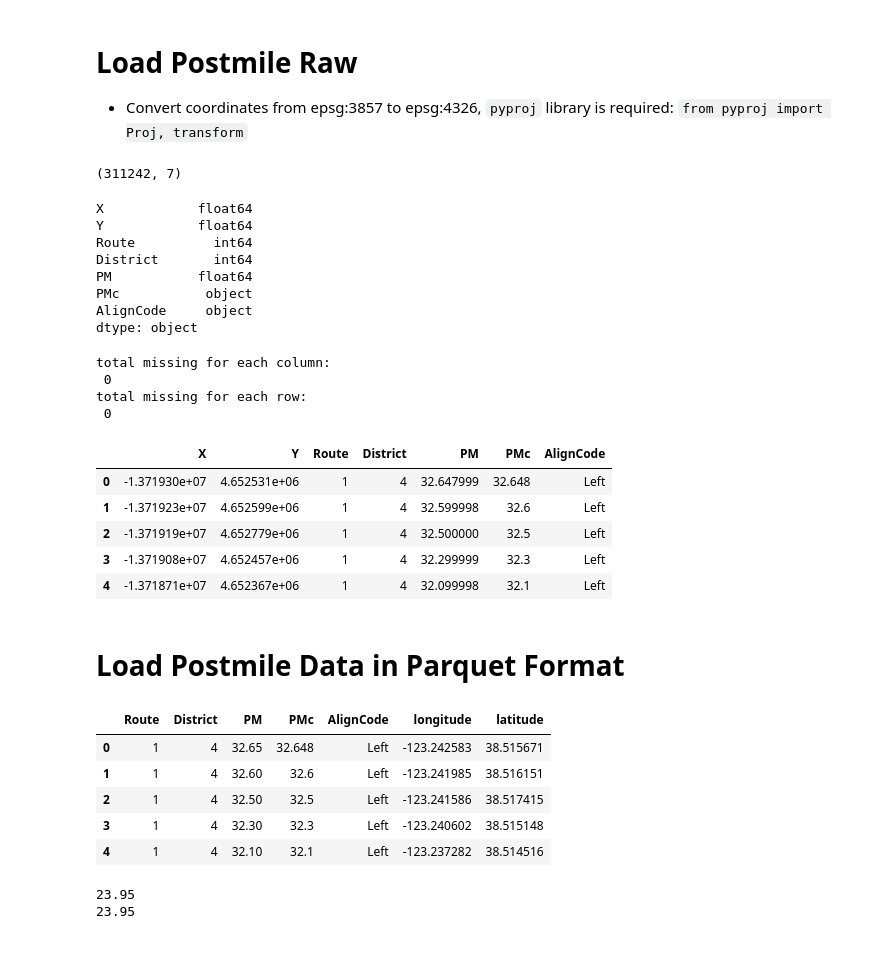
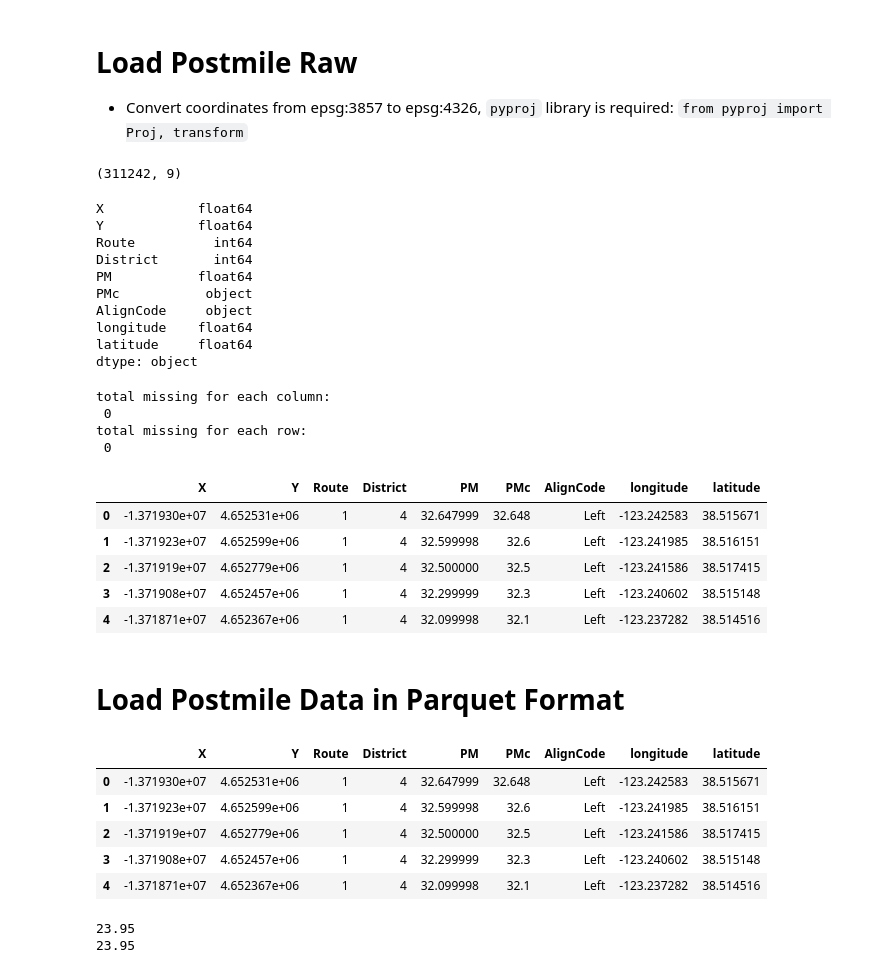
Before and after one commit to yujen-chen/d12-pems-analysis, a Jupyter notebook: rawdata.ipynb, the cells around one changed output. Drawn from its saved outputs; the diff is of its cells as text; code cells hidden in the pictures.

```diff
--- a/rawdata.ipynb
+++ b/rawdata.ipynb
@@ -27,0 +37,40 @@ df.head()
+# %%
+def load_data():
+    # file path
+    csv_flow_file = os.path.join(RAW_DATA_DIRECTORY, RAW_FLOW_CSV)
+    parquet_flow_file = os.path.join(DATA_DIRECTORY, RAW_FLOW_PARQUET)
+    csv_station_file = os.path.join(RAW_DATA_DIRECTORY, RAW_STATION_CSV)
+    parquet_station_file = os.path.join(DATA_DIRECTORY, RAW_STATION_PARQUET)
+    csv_pm_file = os.path.join(RAW_DATA_DIRECTORY, RAW_PM_CSV)
+    parquet_pm_file = os.path.join(DATA_DIRECTORY, RAW_PM_PARQUET)
+
+    # flow data
+    if os.path.exists(parquet_flow_file):
+        print('Parquet Flow Data Loaded')
+        raw_flow_df = pd.read_parquet(parquet_flow_file)
+    else:
+        print('CSV Flow Data Loaded')
+        raw_flow_df = pd.read_csv(csv_flow_file, compression='gzip', delimiter=',', header=None, usecols=RAW_FLOW_COLS_TO_IMPORT)
+        raw_flow_df.columns = RAW_FLOW_COLS_NAMES
+
+    # station_pm data
+    if os.path.exists(parquet_station_file):
+        print('Parquet Station Data Loaded')
+        raw_station_df = pd.read_parquet(parquet_station_file)
+    else:
+        print('CSV Station Data Loaded')
+        raw_station_df = pd.read_csv(csv_station_file, delimiter='\t', usecols=RAW_SCOLS_TO_IMPORT)
+    sdf_col_names = ['station', 'freeway_num', 'direction', 'district', 'county', 'abs_pm', 'latitude', 'longitude']
+    raw_station_df.columns = sdf_col_names
+
+    # pm_df
+    if os.path.exists(parquet_pm_file):
+        print('Parquet PM Data Loaded')
+        raw_pm_df = pd.read_parquet(parquet_pm_file)
+    else:
+        print('CSV PM Data Loaded')
+        raw_pm_df = pd.read_csv(csv_pm_file, usecols=RAW_PMCOLS_TO_IMPORT)
+    return raw_flow_df, raw_station_df, raw_pm_df
+# %%
+# load raw data
+df, sdf, pmdf = load_data()
@@ -330,9 +417,9 @@ pm_df = pd.read_csv(RAW_POSTMILE_PATH, usecols=pmcols_to_import)
 # %%
-pm_df.shape
+pmdf.shape
 # %% [output]
-(311242, 7)
+(311242, 9)
 # %%
-pm_df.dtypes
+pmdf.dtypes
 # %% [output]
 X            float64
 Y            float64
@@ -341,5 +428,7 @@ District       int64
 PM           float64
 PMc           object
 AlignCode     object
+longitude    float64
+latitude     float64
 dtype: object
 # %%
@@ -350,14 +439,14 @@ total missing for each column:
 total missing for each row:
  0
 # %%
-pm_df.head()
+pmdf.head()
 # %% [output]
-|  | X | Y | Route | District | PM | PMc | AlignCode |
-| 0 | -1.371930e+07 | 4.652531e+06 | 1 | 4 | 32.647999 | 32.648 | Left |
-| 1 | -1.371923e+07 | 4.652599e+06 | 1 | 4 | 32.599998 | 32.6 | Left |
-| 2 | -1.371919e+07 | 4.652779e+06 | 1 | 4 | 32.500000 | 32.5 | Left |
-| 3 | -1.371908e+07 | 4.652457e+06 | 1 | 4 | 32.299999 | 32.3 | Left |
-| 4 | -1.371871e+07 | 4.652367e+06 | 1 | 4 | 32.099998 | 32.1 | Left |
+|  | X | Y | Route | District | PM | PMc | AlignCode | longitude | latitude |
+| 0 | -1.371930e+07 | 4.652531e+06 | 1 | 4 | 32.647999 | 32.648 | Left | -123.242583 | 38.515671 |
+| 1 | -1.371923e+07 | 4.652599e+06 | 1 | 4 | 32.599998 | 32.6 | Left | -123.241985 | 38.516151 |
+| 2 | -1.371919e+07 | 4.652779e+06 | 1 | 4 | 32.500000 | 32.5 | Left | -123.241586 | 38.517415 |
+| 3 | -1.371908e+07 | 4.652457e+06 | 1 | 4 | 32.299999 | 32.3 | Left | -123.240602 | 38.515148 |
+| 4 | -1.371871e+07 | 4.652367e+06 | 1 | 4 | 32.099998 | 32.1 | Left | -123.237282 | 38.514516 |
 # %%
 from pyproj import Proj, transform
 
@@ -383,11 +472,11 @@ pm_df['PM'] = pm_df['PM'].round(2)
 # %%
-pm_df.head()
+pmdf.head()
 # %% [output]
-|  | Route | District | PM | PMc | AlignCode | longitude | latitude |
-| 0 | 1 | 4 | 32.65 | 32.648 | Left | -123.242583 | 38.515671 |
-| 1 | 1 | 4 | 32.60 | 32.6 | Left | -123.241985 | 38.516151 |
-| 2 | 1 | 4 | 32.50 | 32.5 | Left | -123.241586 | 38.517415 |
-| 3 | 1 | 4 | 32.30 | 32.3 | Left | -123.240602 | 38.515148 |
-| 4 | 1 | 4 | 32.10 | 32.1 | Left | -123.237282 | 38.514516 |
+|  | X | Y | Route | District | PM | PMc | AlignCode | longitude | latitude |
+| 0 | -1.371930e+07 | 4.652531e+06 | 1 | 4 | 32.647999 | 32.648 | Left | -123.242583 | 38.515671 |
+| 1 | -1.371923e+07 | 4.652599e+06 | 1 | 4 | 32.599998 | 32.6 | Left | -123.241985 | 38.516151 |
+| 2 | -1.371919e+07 | 4.652779e+06 | 1 | 4 | 32.500000 | 32.5 | Left | -123.241586 | 38.517415 |
+| 3 | -1.371908e+07 | 4.652457e+06 | 1 | 4 | 32.299999 | 32.3 | Left | -123.240602 | 38.515148 |
+| 4 | -1.371871e+07 | 4.652367e+06 | 1 | 4 | 32.099998 | 32.1 | Left | -123.237282 | 38.514516 |
 # %%
 # select 405N in D12
```
Also changed, not shown: parts of 26 cells of this notebook, 5 other files.
